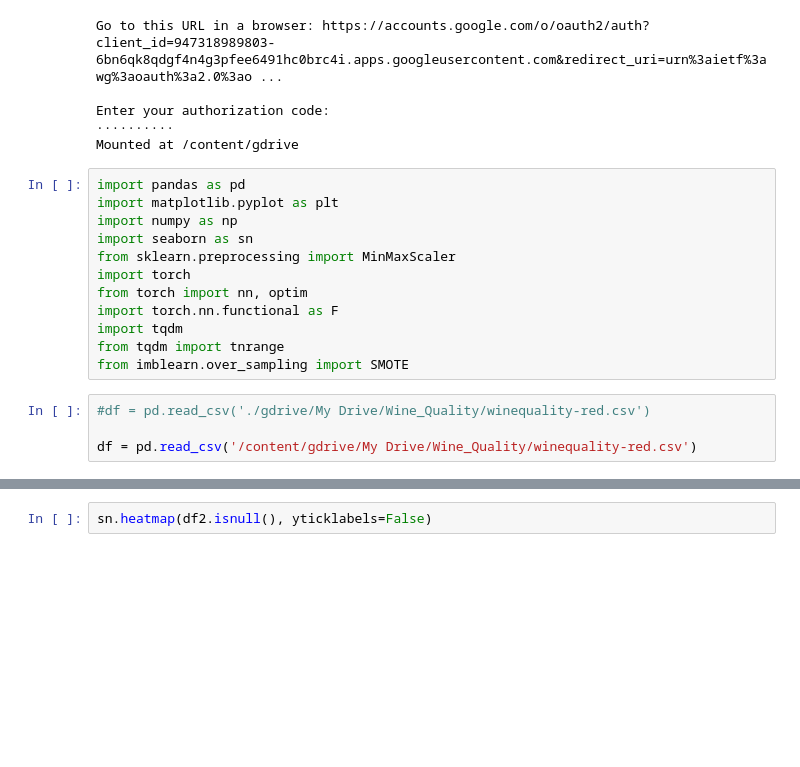
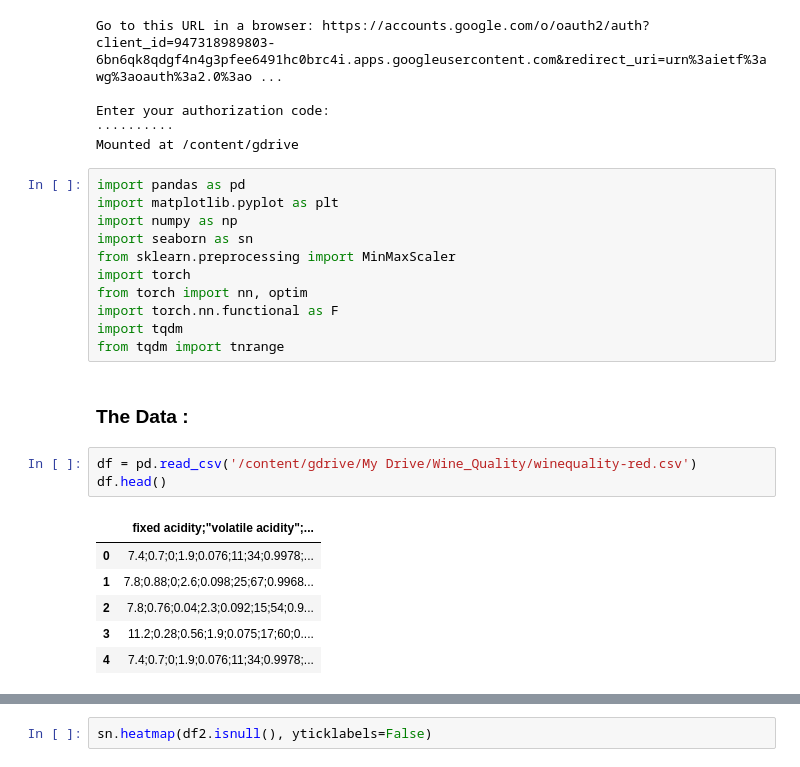
Before and after one commit to Mainakdeb/deep-wine-connoisseur, a Jupyter notebook: Wine_Connoisseur.ipynb, the cells around one changed output, grey strips where cells are left out. Cells and saved outputs as stored; diff of their text form; blank space fills up the shorter version.

```diff
--- a/Wine_Connoisseur.ipynb
+++ b/Wine_Connoisseur.ipynb
@@ -20,8 +20,15 @@ from torch import nn, optim
 import torch.nn.functional as F
 import tqdm
 from tqdm import tnrange
-from imblearn.over_sampling import SMOTE
+# %% [markdown]
+### The Data :
 # %%
-#df = pd.read_csv('./gdrive/My Drive/Wine_Quality/winequality-red.csv')
-
 df = pd.read_csv('/content/gdrive/My Drive/Wine_Quality/winequality-red.csv')
+df.head()
+# %% [output]
+|  | fixed acidity;"volatile acidity";... |
+| 0 | 7.4;0.7;0;1.9;0.076;11;34;0.9978;... |
+| 1 | 7.8;0.88;0;2.6;0.098;25;67;0.9968... |
+| 2 | 7.8;0.76;0.04;2.3;0.092;15;54;0.9... |
+| 3 | 11.2;0.28;0.56;1.9;0.075;17;60;0.... |
+| 4 | 7.4;0.7;0;1.9;0.076;11;34;0.9978;... |
```
Also changed, not shown: parts of 32 cells of this notebook.
